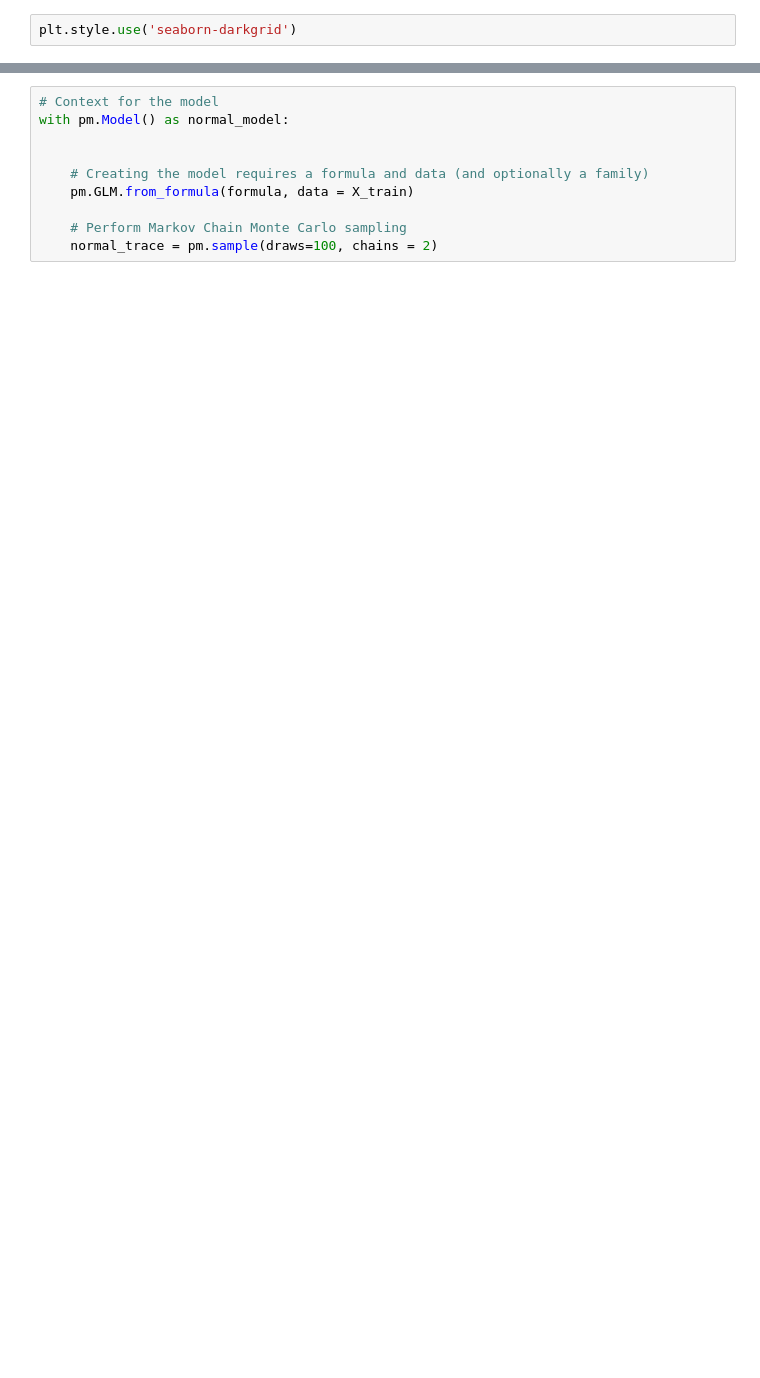
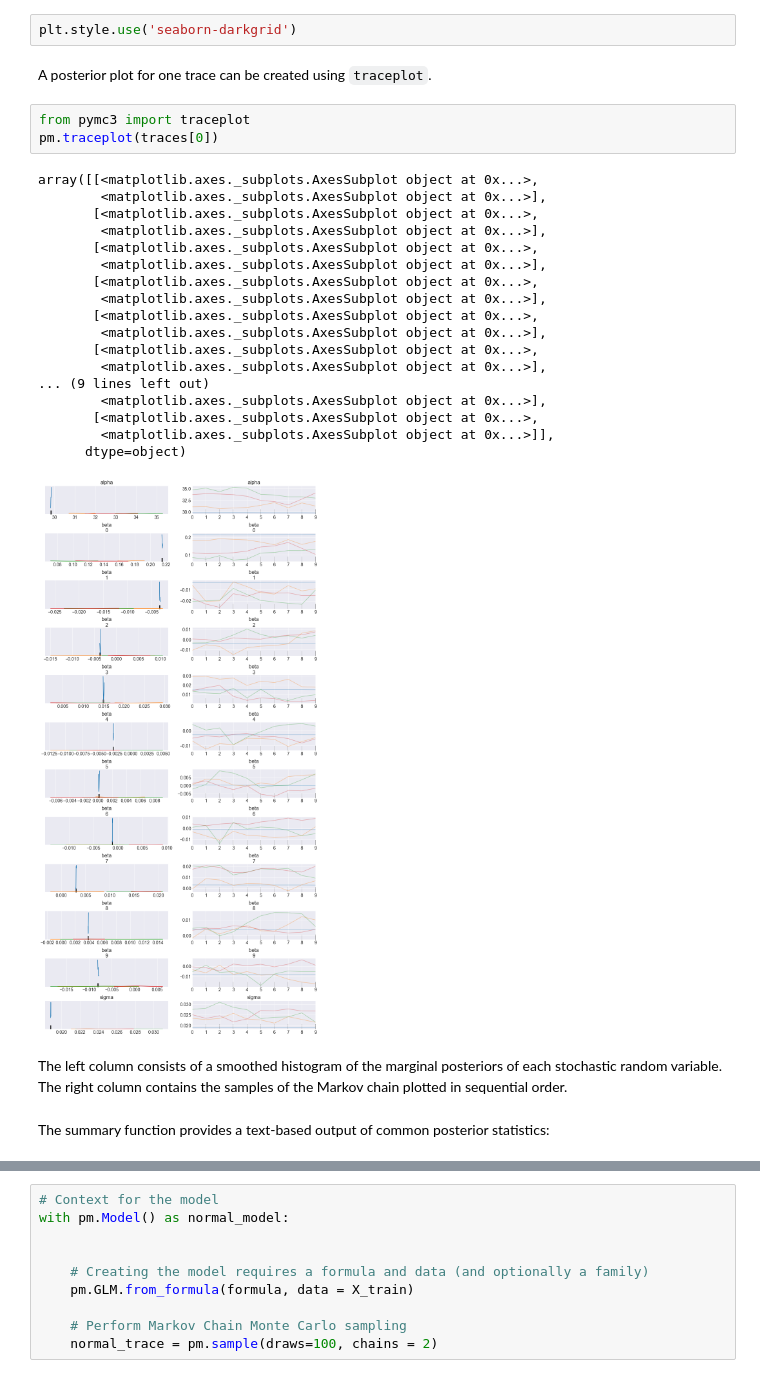
Before and after one commit to harislulic/Strathcylde_AFRC_machine_learning_tutorials, a Jupyter notebook: Untitled.ipynb, the cells around one changed output, grey strips where cells are left out. Cells and saved outputs as stored; diff of their text form; blank space fills up the shorter version.

```diff
--- a/Untitled.ipynb
+++ b/Untitled.ipynb
@@ -373,2 +371,30 @@ The acceptance probability does not match the target. It is 0.11077802694486731,
 # %%
 plt.style.use('seaborn-darkgrid')
+# %% [markdown]
+A posterior plot for one trace can be created using `traceplot`.
+# %%
+from pymc3 import traceplot
+pm.traceplot(traces[0])
+# %% [output]
+array([[<matplotlib.axes._subplots.AxesSubplot object at 0x...>,
+        <matplotlib.axes._subplots.AxesSubplot object at 0x...>],
+       [<matplotlib.axes._subplots.AxesSubplot object at 0x...>,
+        <matplotlib.axes._subplots.AxesSubplot object at 0x...>],
+       [<matplotlib.axes._subplots.AxesSubplot object at 0x...>,
+        <matplotlib.axes._subplots.AxesSubplot object at 0x...>],
+       [<matplotlib.axes._subplots.AxesSubplot object at 0x...>,
+        <matplotlib.axes._subplots.AxesSubplot object at 0x...>],
+       [<matplotlib.axes._subplots.AxesSubplot object at 0x...>,
+        <matplotlib.axes._subplots.AxesSubplot object at 0x...>],
+       [<matplotlib.axes._subplots.AxesSubplot object at 0x...>,
+        <matplotlib.axes._subplots.AxesSubplot object at 0x...>],
+... (9 lines left out)
+        <matplotlib.axes._subplots.AxesSubplot object at 0x...>],
+       [<matplotlib.axes._subplots.AxesSubplot object at 0x...>,
+        <matplotlib.axes._subplots.AxesSubplot object at 0x...>]],
+      dtype=object)
+[figure, added]
+# %% [markdown]
+The left column consists of a smoothed histogram of the marginal posteriors of each stochastic random variable. The right column contains the samples of the Markov chain plotted in sequential order.
+# %% [markdown]
+The summary function provides a text-based output of common posterior statistics:
```
Also changed, not shown: parts of 95 cells of this notebook, 1 other file.
